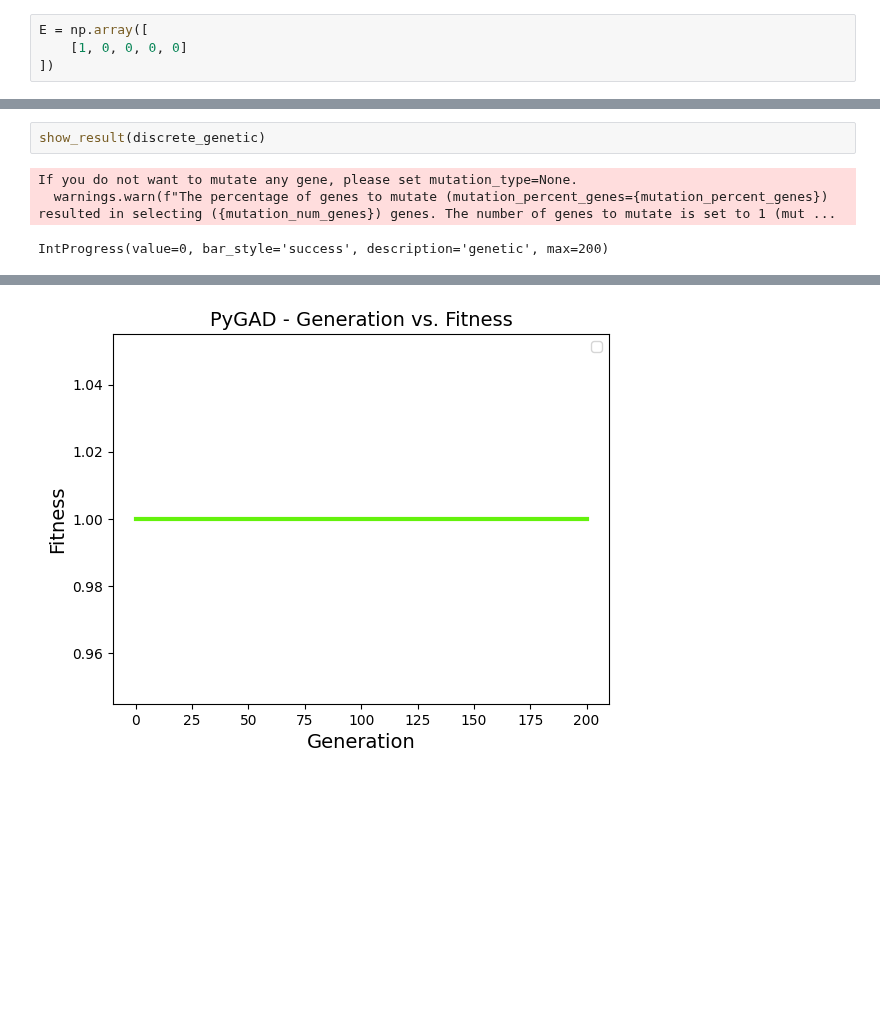
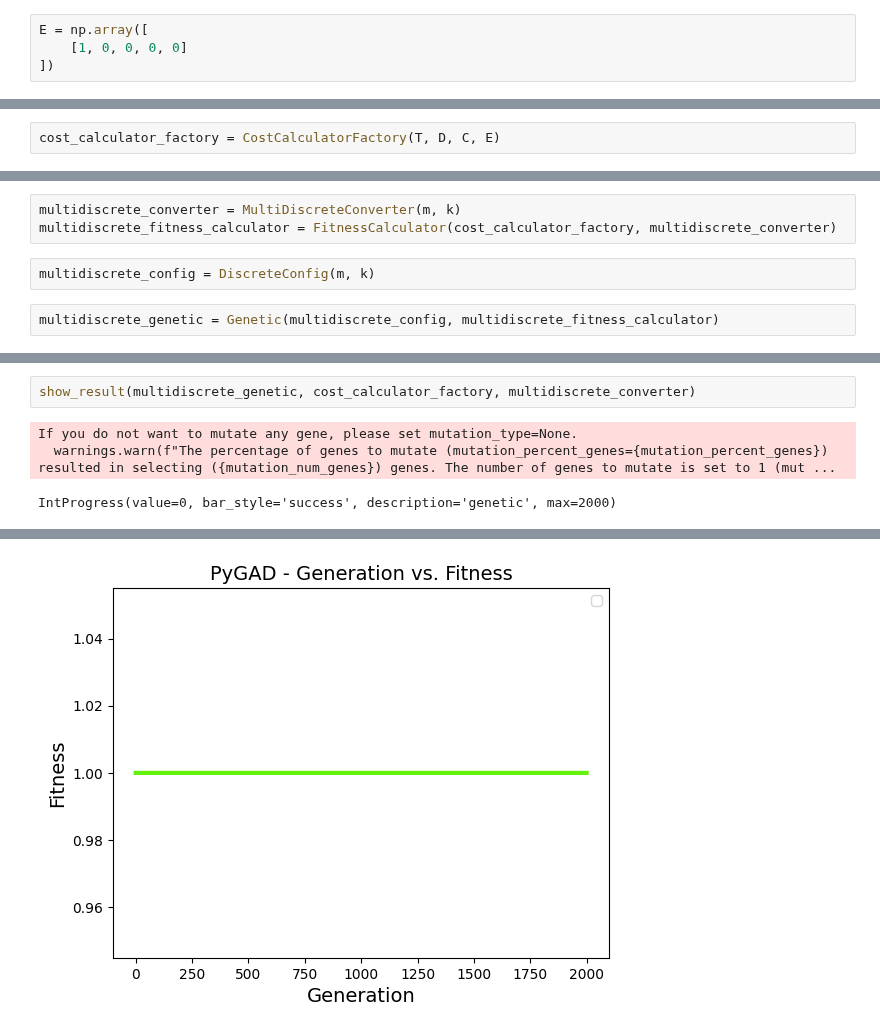
Before and after one commit to Dambr/yewking, a Jupyter notebook: task_description/genetic_algorithm.ipynb, the cells around one changed output, grey strips where cells are left out. Drawn from its saved outputs; the diff is of its cells as text; blank space fills up the shorter version.

```diff
--- a/task_description/genetic_algorithm.ipynb
+++ b/task_description/genetic_algorithm.ipynb
@@ -205,0 +150,2 @@ discrete_genetic = Genetic(discrete_config, discrete_converter)
+# %%
+cost_calculator_factory = CostCalculatorFactory(T, D, C, E)
@@ -206 +163,8 @@ discrete_genetic = Genetic(discrete_config, discrete_converter)
+# %%
+multidiscrete_converter = MultiDiscreteConverter(m, k)
+multidiscrete_fitness_calculator = FitnessCalculator(cost_calculator_factory, multidiscrete_converter)
+# %%
+multidiscrete_config = DiscreteConfig(m, k)
+# %%
+multidiscrete_genetic = Genetic(multidiscrete_config, multidiscrete_fitness_calculator)
 # %%
@@ -218,9 +182,9 @@ IntProgress(value=0, bar_style='success', description='genetic', max=200)
 # %%
-show_result(discrete_genetic)
+show_result(multidiscrete_genetic, cost_calculator_factory, multidiscrete_converter)
 # %% [output]
 If you do not want to mutate any gene, please set mutation_type=None.
   warnings.warn(f"The percentage of genes to mutate (mutation_percent_genes={mutation_percent_genes}) resulted in selecting ({mutation_num_genes}) genes. The number of genes to mutate is set to 1 (mut ...
-IntProgress(value=0, bar_style='success', description='genetic', max=200)
+IntProgress(value=0, bar_style='success', description='genetic', max=2000)
 Лучшее решение
 [[0. 0. 1.]
  [0. 1. 0.]
@@ -230,2 +194,2 @@ IntProgress(value=0, bar_style='success', description='genetic', max=200)
 Стоимость 1
-[figure, old version]
+[figure, new version]
```
Also changed, not shown: parts of 17 cells of this notebook, 9 other files.
